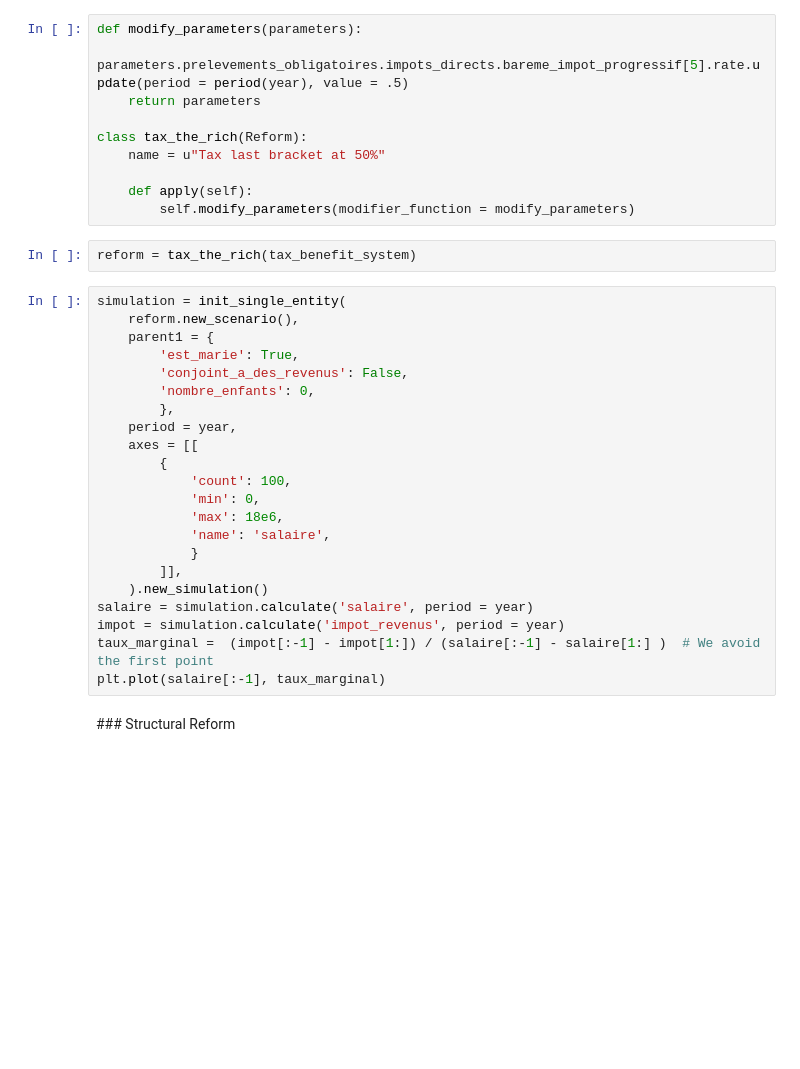
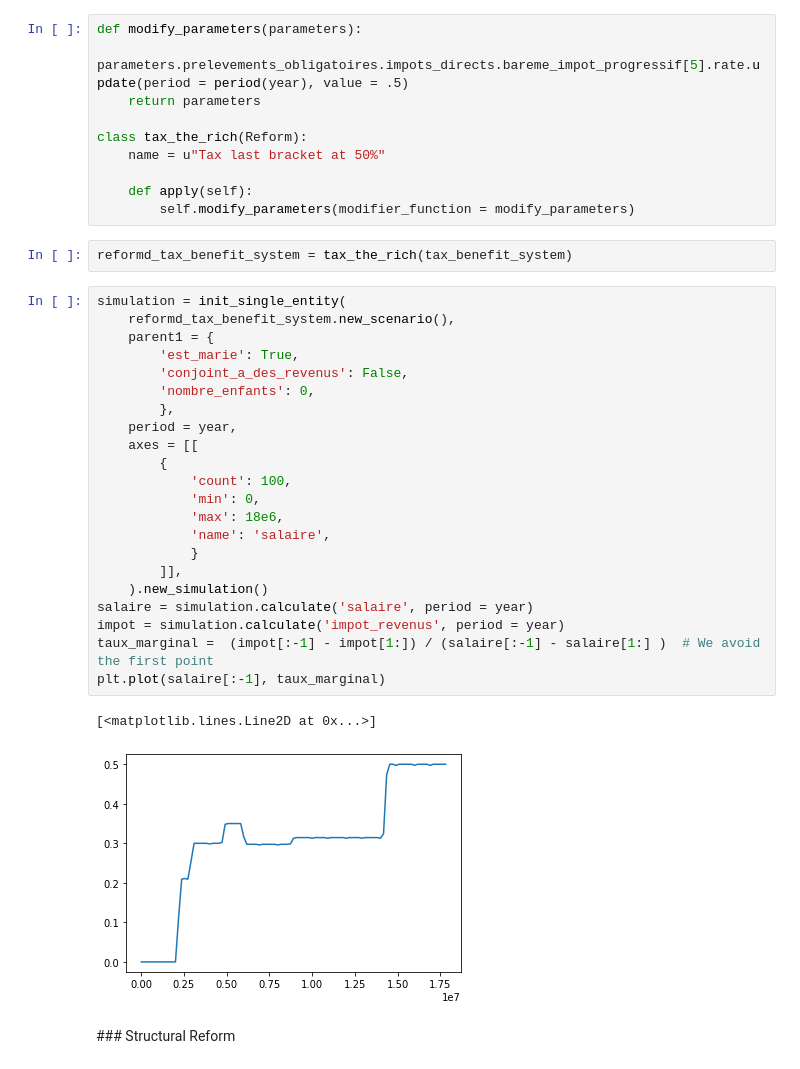
Before and after one commit to benjello/ppd-micro-simulations-and-public-policies, a Jupyter notebook: notebooks/Senegal-student.ipynb, the cells around one changed output. Cells and saved outputs as stored; diff of their text form; blank space fills up the shorter version.

```diff
--- a/notebooks/Senegal-student.ipynb
+++ b/notebooks/Senegal-student.ipynb
@@ -274,29 +528,32 @@ class tax_the_rich(Reform):
     def apply(self):
         self.modify_parameters(modifier_function = modify_parameters)
 # %%
-reform = tax_the_rich(tax_benefit_system)
+reformd_tax_benefit_system = tax_the_rich(tax_benefit_system)
 # %%
 simulation = init_single_entity(
-    reform.new_scenario(),
+    reformd_tax_benefit_system.new_scenario(),
     parent1 = {
         'est_marie': True,
         'conjoint_a_des_revenus': False,
         'nombre_enfants': 0,
         },
     period = year,
     axes = [[
         {
             'count': 100,
             'min': 0,
             'max': 18e6,
             'name': 'salaire',
             }
         ]],
     ).new_simulation()
 salaire = simulation.calculate('salaire', period = year)
 impot = simulation.calculate('impot_revenus', period = year)
 taux_marginal =  (impot[:-1] - impot[1:]) / (salaire[:-1] - salaire[1:] )  # We avoid the first point
 plt.plot(salaire[:-1], taux_marginal)
+# %% [output]
+[<matplotlib.lines.Line2D at 0x...>]
+[figure, added]
 # %% [markdown]
 ### Structural Reform
 # %% [markdown]
```
Also changed, not shown: parts of 36 cells of this notebook, 5 other files.
